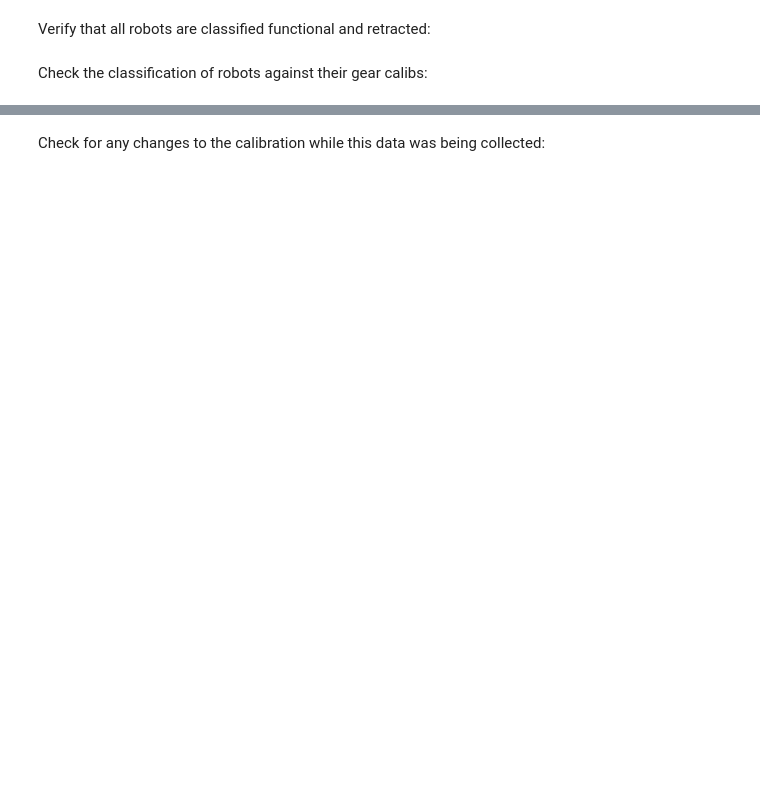
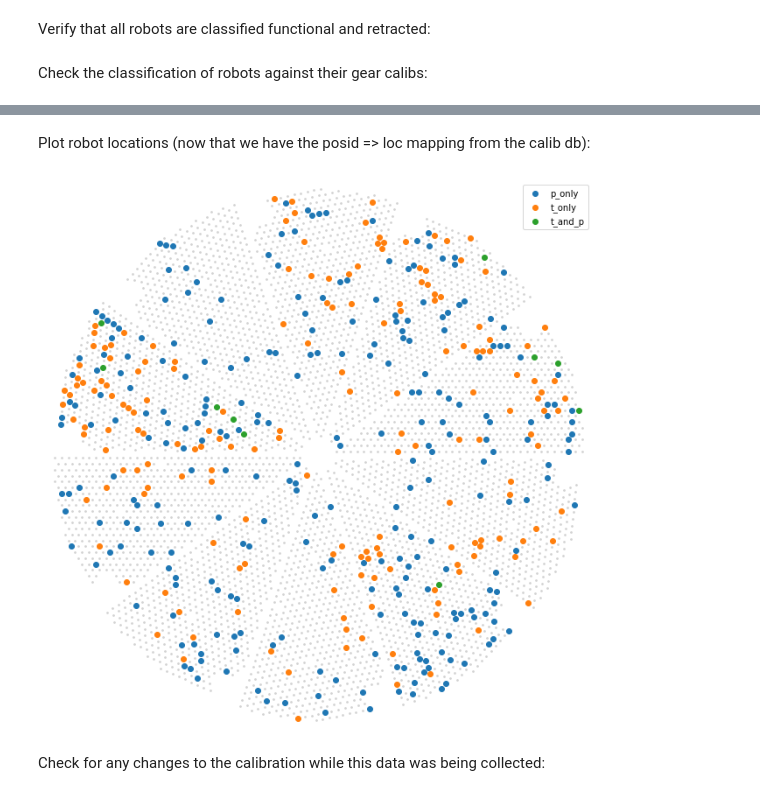
Before and after one commit to desihub/fpoffline, a Jupyter notebook: nb/BadMotors/BadMotors.ipynb, the cells around one changed output, grey strips where cells are left out. Cells and saved outputs as stored; diff of their text form; code cells hidden in the pictures; blank space fills up the shorter version.

```diff
--- a/nb/BadMotors/BadMotors.ipynb
+++ b/nb/BadMotors/BadMotors.ipynb
@@ -169,3 +187,21 @@ def plot_gear_calibs():
+# %% [markdown]
+Plot robot locations (now that we have the posid => loc mapping from the calib db):
+# %%
+def plot_locs():
+    FP = fpoffline.array.DeviceArray()
+    all_locs = FP.where(np.isfinite)
+    groups = [(all_locs, dict(c='lightgray', s=3))]
+    for rtype, posids in R.items():
+        locs = C.loc[posids].location.tolist()
+        groups.append((locs, dict(label=rtype)))
+    fig, ax = plt.subplots(figsize=(9, 9))
+    fpoffline.array.plotFP(*groups, ax=ax)
+    plt.tight_layout()
+    plt.savefig('badlocs.png')
+
+plot_locs()
+# %% [output]
+[figure, added]
 # %% [markdown]
 Check for any changes to the calibration while this data was being collected:
 # %%
```
Also changed, not shown: parts of 34 cells of this notebook.
